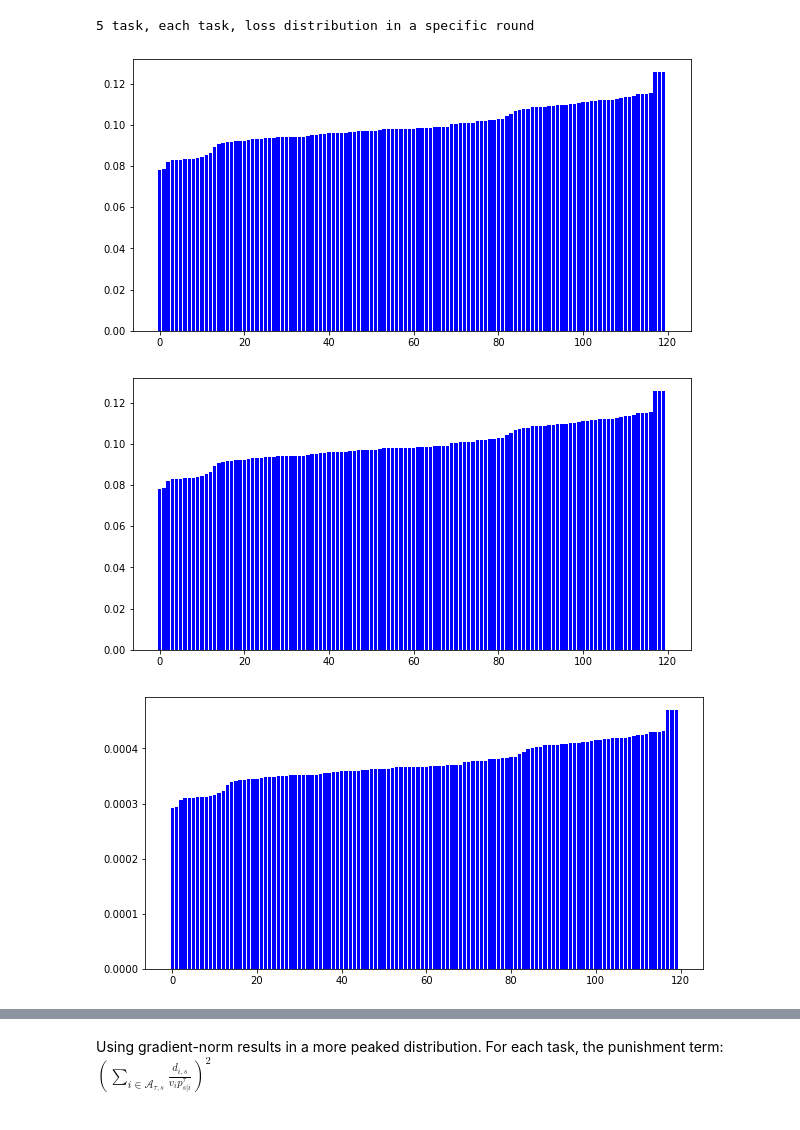
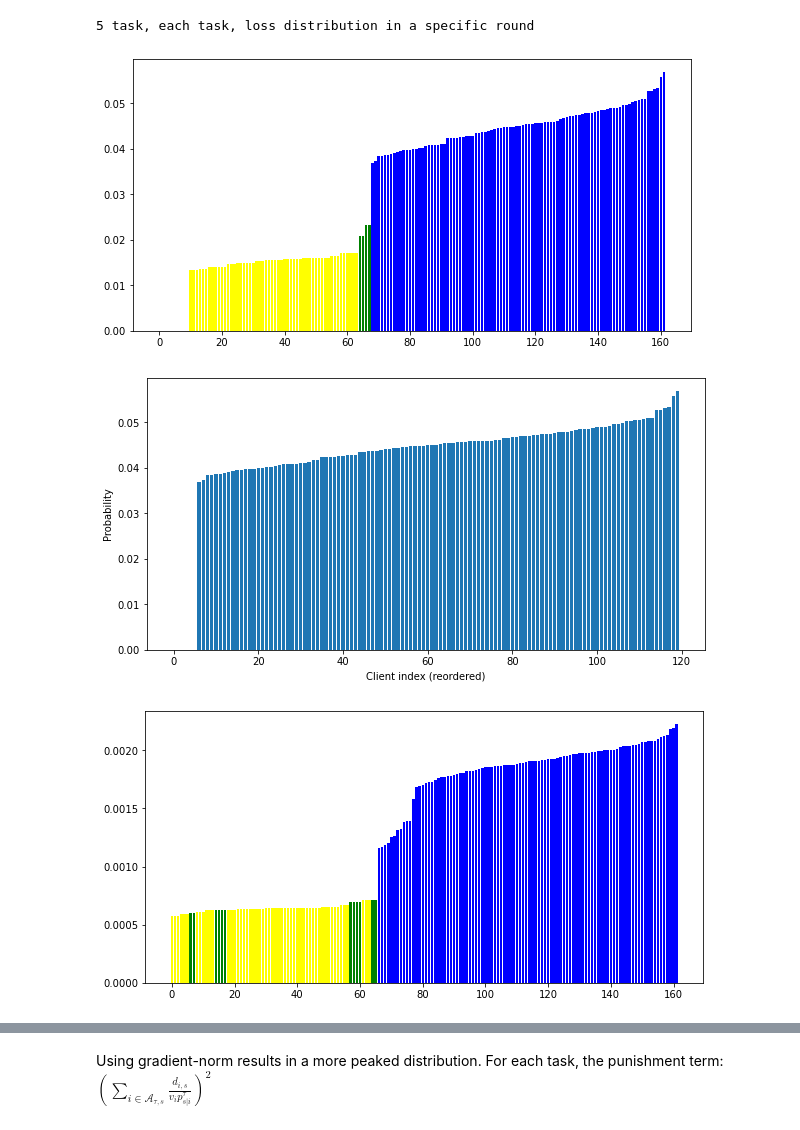
Before and after one commit to haoran-zh/mmfl-Dec, a Jupyter notebook: new_idea.ipynb, the cells around one changed output, grey strips where cells are left out. Saved outputs shown, nothing was run; the diff lists cells and outputs as text; code cells hidden in the pictures.

```diff
--- a/new_idea.ipynb
+++ b/new_idea.ipynb
@@ -3,7 +3,7 @@
 Though gradient-norm and loss value will all decrease as the training goes, gradient-norm is easier to oscillate than loss value, since it is not our direct objective. That will cause the probability distribution more "unbalanced".
 # %%
 import numpy as np
-folder_name = "./result/1task_nnnnn_lessVennc0.1uv0.9_OS_a1_14"
+folder_name = "./result/3task_nnnnn_lessVennc0.1uv0.90.1_OS_14"
 # read gradient_AS.pkl
 import pickle
 with open(folder_name+"/gradient_OS.pkl", "rb") as f:
@@ -18,7 +18,7 @@ plt.xlabel("rounds")
 plt.ylabel("gradient-norm")
 plt.show()
 
-folder_name = "./result/1task_nnnnn_lessVennc0.1uv0.9_AS_a1_14"
+folder_name = "./result/3task_nnnnn_lessVennc0.1uv0.90.1_AS_14"
 # read gradient_AS.pkl
 import pickle
 with open(folder_name+"/gradient_AS.pkl", "rb") as f:
@@ -37,6 +37,6 @@ plt.show()
 # %%
 # folder_name = "./result/5task_nnnnn_mse_lessVennc0.1_AS_a1_17"
-folder_name = "./result/1task_nnnnn_lessVennc0.1uv0.9_AS_a1_15"
+folder_name = "./result/3task_nnnnn_lessVennc0.1uv0.90.1_AS_14"
 task_num = 1
 # read localLoss_exp0_algo0.npy
 import numpy as np
@@ -156,38 +156,40 @@ plt.figure(figsize=(10, 5))
 plt.bar(length, psi_sum[sorted_index], color=color_list_processor)
 plt.show()
 # %% [output]
-[figure, old version]
+[figure, new version]
 # %%
 p_client = np.zeros(120)
 p_N = psi_sum.shape[0]
 for processor_index in range(p_N):
     client_index = processor2client[processor_index]
     process_num = client_task_ability[client_index]
     p_client[client_index] = 1 - (1-psi_sum[processor_index])**process_num
 # sort and plot bar
 sorted_index = np.argsort(p_client)
 # color
-color_list_processor = []
-for c_index in sorted_index:
-    index = c_index
-    if client_task_ability[index] == 1:
-        color_list_processor.append('blue')
-    elif client_task_ability[index] == 2:
-        color_list_processor.append('green')
-    elif client_task_ability[index] == 3:
-        color_list_processor.append('yellow')
-    elif client_task_ability[index] == 4:
-        color_list_processor.append('orange')
-    elif client_task_ability[index] == 5:
-        color_list_processor.append('red')
+# color_list_processor = []
+# for c_index in sorted_index:
+#     index = c_index
+#     if client_task_ability[index] == 1:
+#         color_list_processor.append('blue')
+#     elif client_task_ability[index] == 2:
+#         color_list_processor.append('green')
+#     elif client_task_ability[index] == 3:
+#         color_list_processor.append('yellow')
+#     elif client_task_ability[index] == 4:
+#         color_list_processor.append('orange')
+#     elif client_task_ability[index] == 5:
+#         color_list_processor.append('red')
 # plot
 import matplotlib.pyplot as plt
 length = range(len(p_client))
 plt.figure(figsize=(10, 5))
-plt.bar(length, p_client[sorted_index], color=color_list_processor)
+plt.bar(length, p_client[sorted_index])
+plt.ylabel("Probability")
+plt.xlabel("Client index (reordered)")
 plt.show()
 # %% [output]
-[figure, old version]
+[figure, new version]
 # %%
 import numpy as np
 # read gradient_AS.pkl
@@ -221,7 +223,7 @@ plt.figure(figsize=(10, 5))
 plt.bar(length, gradient_AS[sorted_index3], color=color_list_processor3)
 plt.show()
 # %% [output]
-[figure, old version]
+[figure, new version]
 # %%
 import numpy as np
 # read gradient_AS.pkl
```
Also changed, not shown: parts of 15 cells of this notebook.
